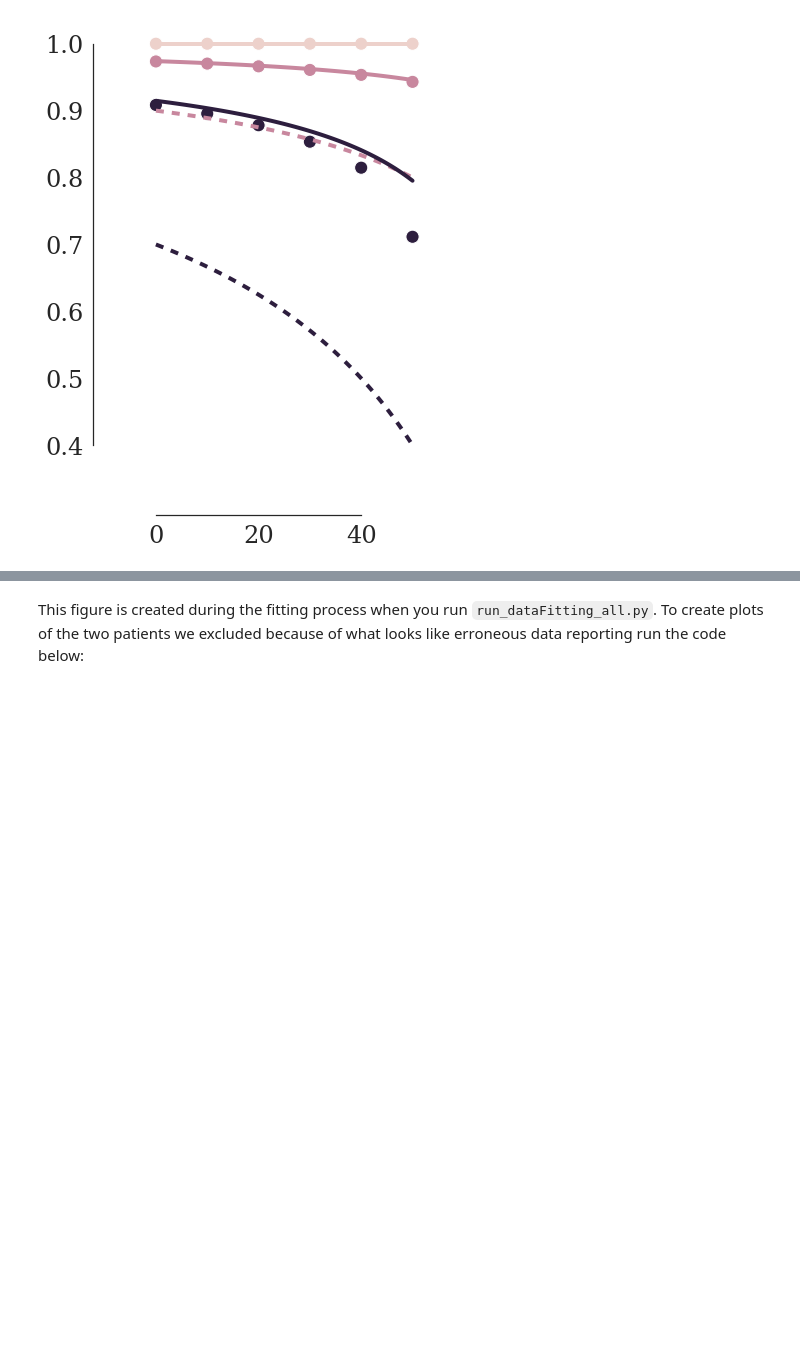
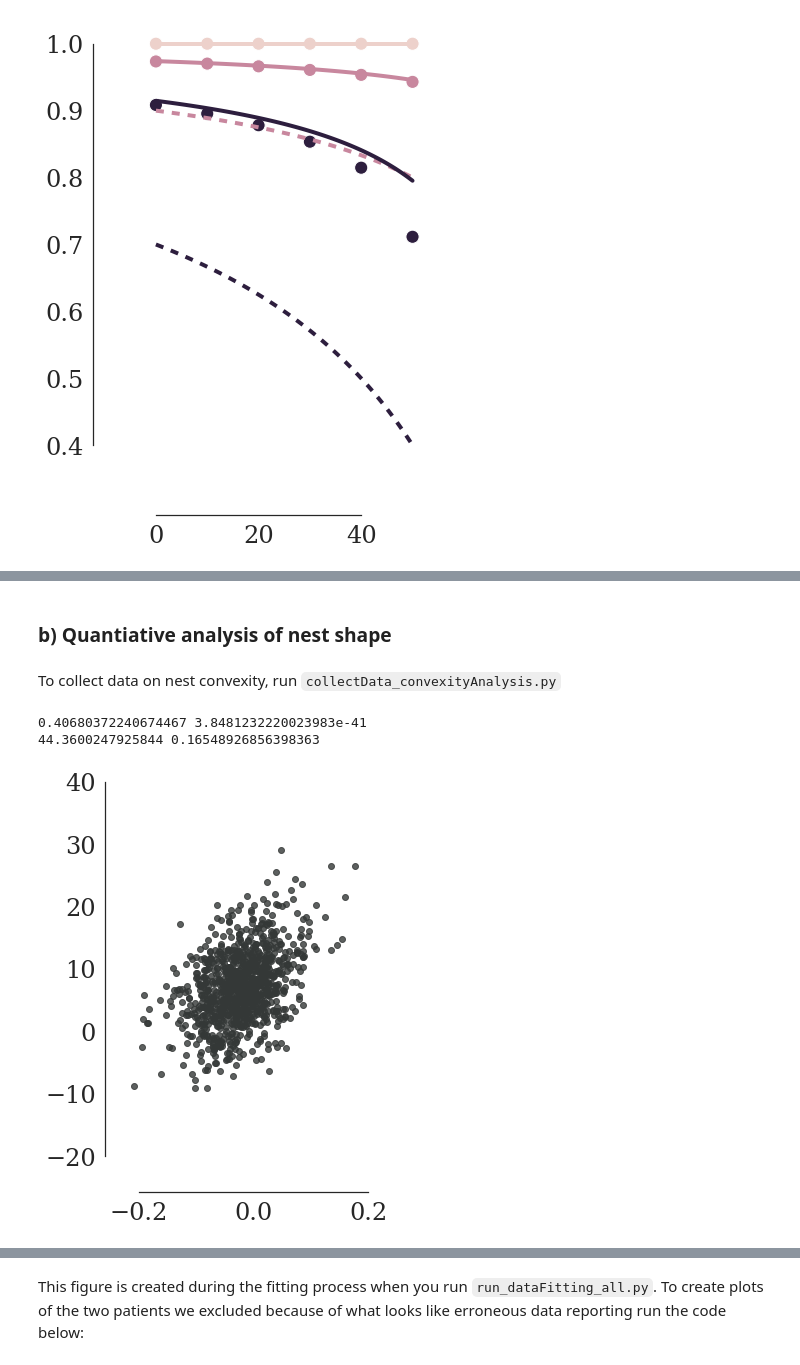
Before and after one commit to MathOnco/strobl2021_space_modulates_competition_AT, a Jupyter notebook: jnb_appendix.ipynb, the cells around one changed output, grey strips where cells are left out. Drawn from its saved outputs; the diff is of its cells as text; code cells hidden in the pictures; blank space fills up the shorter version.

```diff
--- a/jnb_appendix.ipynb
+++ b/jnb_appendix.ipynb
@@ -793,0 +834,10 @@ plt.savefig("./figures/odeComparison_effectiveK.pdf")
+# %% [markdown]
+### b) Quantiative analysis of nest shape
+# %% [markdown]
+To collect data on nest convexity, run `collectData_convexityAnalysis.py`
+# %%
+cost = 0
+turnover = 0
+rFrac = 0.001
+initialSize = 0.25
+timePoint = 250
@@ -794 +870,29 @@ plt.savefig("./figures/odeComparison_effectiveK.pdf")
+# %%
+initialSize = 0.25
+currDataDf = nestComparisonDf[nestComparisonDf.InitialTumourSize==initialSize]
+fig, axList = plt.subplots(1,1,figsize=(6,7))
+currAx = axList
+sns.regplot(x="DeltaConvexity",y="RelTimeGained",
+            color=sns.xkcd_rgb["charcoal"],
+            fit_reg=False, line_kws={'color':'orange','linewidth':5},
+            ax=currAx,data=currDataDf)
+
+dataToAnalyseDf = currDataDf[np.isnan(currDataDf.RelTimeGained)==False]
+r,p = scipy.stats.pearsonr(dataToAnalyseDf.DeltaConvexity,dataToAnalyseDf.RelTimeGained)
+print(r, p)
+slope, intercept, r_value, p_value, std_err = scipy.stats.linregress(x=dataToAnalyseDf.DeltaConvexity,
+                                                                 y=dataToAnalyseDf.RelTimeGained)
+print(slope, r_value**2)
+currAx.set_xlim(-0.25,0.3)
+currAx.set_ylim(-25,40)
+currAx.set_xlabel("")
+currAx.set_ylabel("")
+currAx.tick_params(labelsize=24)
+sns.despine(offset=5, trim=True)
+plt.tight_layout()
+plt.savefig("figures/atFailure_convexity_n0_%1.2f.pdf"%initialSize)
+# %% [output]
+0.40680372240674467 3.8481232220023983e-41
+44.3600247925844 0.16548926856398363
+[figure, added]
 # %% [markdown]
```
Also changed, not shown: parts of 10 cells of this notebook, 5 other files.
